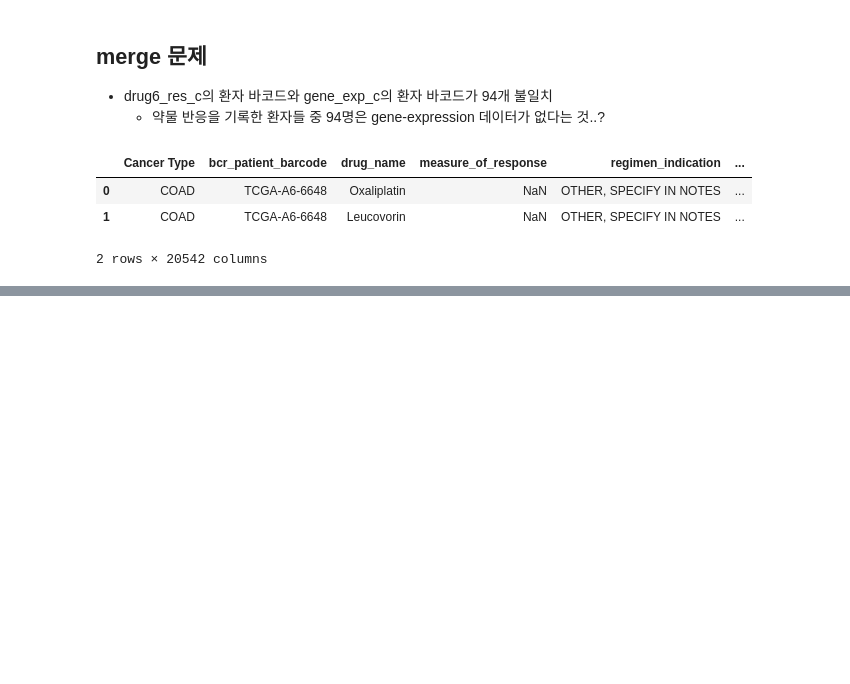
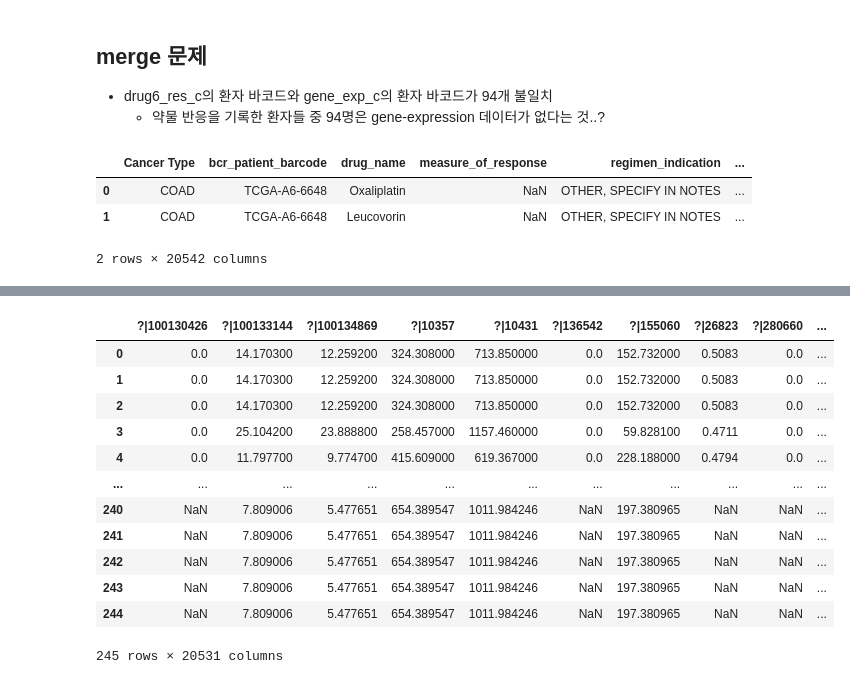
Before and after one commit to Dohyeon0224/SwUniv_CancerGene_Analysis, a Jupyter notebook: Colab_Notebook/Suho/TCGA_durg_res,_gene_exp_SUHO.ipynb, the cells around one changed output, grey strips where cells are left out. Drawn from its saved outputs; the diff is of its cells as text; code cells hidden in the pictures; blank space fills up the shorter version.

Commit message:
drug_gene_c -> 필요없는 컬럼 드랍, gene_exp NaN 값처리 방식

```diff
--- a/Colab_Notebook/Suho/TCGA_durg_res,_gene_exp_SUHO.ipynb
+++ b/Colab_Notebook/Suho/TCGA_durg_res,_gene_exp_SUHO.ipynb
@@ -506,7 +506,7 @@ drug_res_c 전체 약물 수 : 593
 # %%
 ## theraphy_periods 컬럼 추가
 drug6_res_c = drug_res_c.drop(index_for_drop)
-drug6_res_c["theraphy_period"] = drug6_res_c.days_to_drug_therapy_end - drug6_res_c.days_to_drug_therapy_start
+drug6_res_c["therapy_period"] = drug6_res_c.days_to_drug_therapy_end - drug6_res_c.days_to_drug_therapy_start
 drug6_res_c
 
 # https://www.biostars.org/p/126631/
@@ -577,0 +574,6 @@ drug_gene_c.to_csv("drug_gene_c.csv")
+# %%
+drug_gene_c2 = drug_gene_c.drop(['Cancer Type','drug_name', 'days_to_drug_therapy_start', 'days_to_drug_therapy_end'], axis=1)
+
+# 환자 바코드 전체를 index로 했다가 다시 reset_index -> 맨 앞 컬럼으로 이동할 수 있음
+drug_gene_c2.set_index("index", inplace=True)
+drug_gene_c2.reset_index(inplace=True)
@@ -577,0 +587,19 @@ drug_gene_c.to_csv("drug_gene_c.csv")
+# %%
+drug_gene_c2_na_check = drug_gene_c2[drug_gene_c2.columns.difference(['index','bcr_patient_barcode','measure_of_response',
+                                                                      'regimen_indication', 'therapy_types', 'integrated_name',
+                                                                      'therapy_period'])]
+drug_gene_c2_na_check
+# %% [output]
+|  | ?|100130426 | ?|100133144 | ?|100134869 | ?|10357 | ?|10431 | ?|136542 | ?|155060 | ?|26823 | ?|280660 | ... |
+| 0 | 0.0 | 14.170300 | 12.259200 | 324.308000 | 713.850000 | 0.0 | 152.732000 | 0.5083 | 0.0 | ... |
+| 1 | 0.0 | 14.170300 | 12.259200 | 324.308000 | 713.850000 | 0.0 | 152.732000 | 0.5083 | 0.0 | ... |
+| 2 | 0.0 | 14.170300 | 12.259200 | 324.308000 | 713.850000 | 0.0 | 152.732000 | 0.5083 | 0.0 | ... |
+| 3 | 0.0 | 25.104200 | 23.888800 | 258.457000 | 1157.460000 | 0.0 | 59.828100 | 0.4711 | 0.0 | ... |
+| 4 | 0.0 | 11.797700 | 9.774700 | 415.609000 | 619.367000 | 0.0 | 228.188000 | 0.4794 | 0.0 | ... |
+| ... | ... | ... | ... | ... | ... | ... | ... | ... | ... | ... |
+| 240 | NaN | 7.809006 | 5.477651 | 654.389547 | 1011.984246 | NaN | 197.380965 | NaN | NaN | ... |
+| 241 | NaN | 7.809006 | 5.477651 | 654.389547 | 1011.984246 | NaN | 197.380965 | NaN | NaN | ... |
+| 242 | NaN | 7.809006 | 5.477651 | 654.389547 | 1011.984246 | NaN | 197.380965 | NaN | NaN | ... |
+| 243 | NaN | 7.809006 | 5.477651 | 654.389547 | 1011.984246 | NaN | 197.380965 | NaN | NaN | ... |
+| 244 | NaN | 7.809006 | 5.477651 | 654.389547 | 1011.984246 | NaN | 197.380965 | NaN | NaN | ... |
+245 rows × 20531 columns
```
Also changed, not shown: parts of 5 cells of this notebook.
